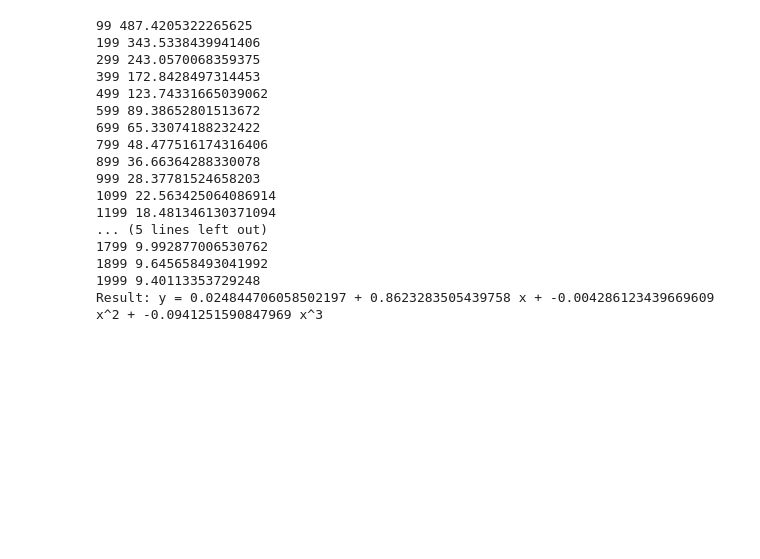
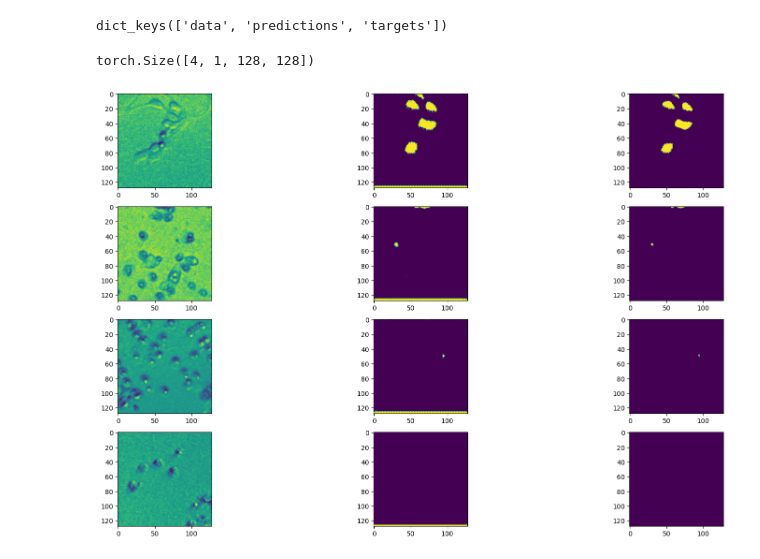
Before and after one commit to Aryo-Patel/Jhopkins-segmentation, a Jupyter notebook: model_analysis.ipynb, the cells around one changed output. Saved outputs shown, nothing was run; the diff lists cells and outputs as text; code cells hidden in the pictures; blank space fills up the shorter version.

```diff
--- a/model_analysis.ipynb
+++ b/model_analysis.ipynb
@@ -91,58 +76,20 @@ True
-# %%
-import math
-dtype = torch.float
-device = torch.device("mps")
-
-# Create random input and output data
-x = torch.linspace(-math.pi, math.pi, 2000, device=device, dtype=dtype)
-y = torch.sin(x)
-
-# Randomly initialize weights
-a = torch.randn((), device=device, dtype=dtype)
-b = torch.randn((), device=device, dtype=dtype)
-c = torch.randn((), device=device, dtype=dtype)
-d = torch.randn((), device=device, dtype=dtype)
-
-learning_rate = 1e-6
-for t in range(2000):
-    # Forward pass: compute predicted y
-    y_pred = a + b * x + c * x ** 2 + d * x ** 3
-
-    # Compute and print loss
-    loss = (y_pred - y).pow(2).sum().item()
-    if t % 100 == 99:
-        print(t, loss)
-
-# Backprop to compute gradients of a, b, c, d with respect to loss
-    grad_y_pred = 2.0 * (y_pred - y)
-    grad_a = grad_y_pred.sum()
-    grad_b = (grad_y_pred * x).sum()
-    grad_c = (grad_y_pred * x ** 2).sum()
-    grad_d = (grad_y_pred * x ** 3).sum()
-
-    # Update weights using gradient descent
-    a -= learning_rate * grad_a
-    b -= learning_rate * grad_b
-    c -= learning_rate * grad_c
-    d -= learning_rate * grad_d
-
-
-print(f'Result: y = {a.item()} + {b.item()} x + {c.item()} x^2 + {d.item()} x^3')
-# %% [output]
-99 487.4205322265625
-199 343.5338439941406
-299 243.0570068359375
-399 172.8428497314453
-499 123.74331665039062
-599 89.38652801513672
-699 65.33074188232422
-799 48.477516174316406
-899 36.66364288330078
-999 28.37781524658203
-1099 22.563425064086914
-1199 18.481346130371094
-... (5 lines left out)
-1799 9.992877006530762
-1899 9.645658493041992
-1999 9.40113353729248
-Result: y = 0.024844706058502197 + 0.8623283505439758 x + -0.004286123439669609 x^2 + -0.0941251590847969 x^3
+# %%
+last_batch_dict = torch.load("last_batch_dict.pt")
+# %% [output]
+dict_keys(['data', 'predictions', 'targets'])
+# %%
+last_batch_dict["data"].shape
+# %% [output]
+torch.Size([4, 1, 128, 128])
+# %%
+fig, ax = plt.subplots(nrows = last_batch_dict["data"].shape[0], ncols = 3, figsize = (20, 12))
+for i in range(last_batch_dict["data"].shape[0]):
+    data = last_batch_dict["data"][i].to("cpu").squeeze()
+    pred = last_batch_dict["predictions"][i].to("cpu").squeeze().detach().to(torch.float32).numpy()
+    target = last_batch_dict["targets"][i].to("cpu").squeeze()
+    ax[i][0].imshow(data)
+    ax[i][1].imshow(pred)
+    ax[i][2].imshow(target)
+plt.show()
+# %% [output]
+[figure, added]
```
Also changed, not shown: parts of 27 cells of this notebook, 5 other files.
